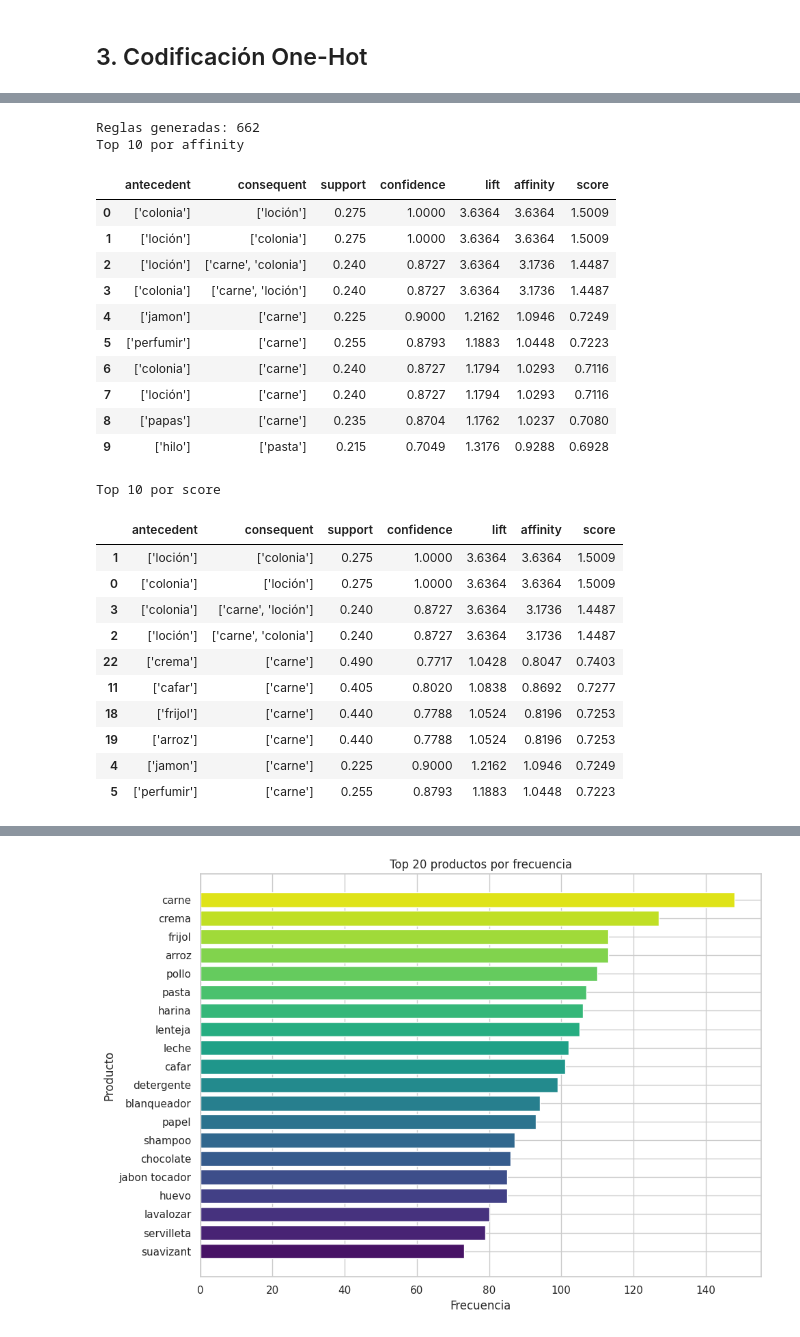
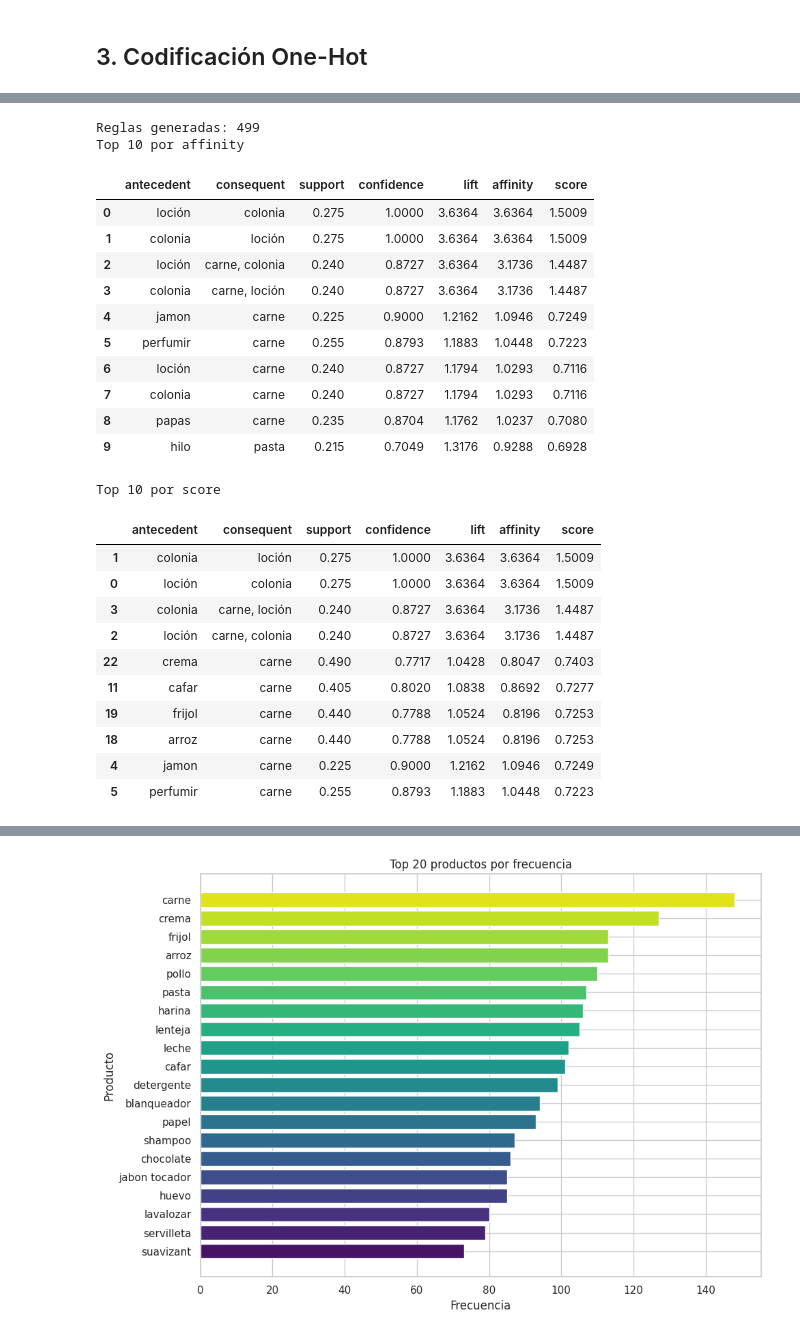
Before and after one commit to 5arSanti/data-mining-eclat, a Jupyter notebook: eclat_habitos_compra.ipynb, the cells around one changed output, grey strips where cells are left out. Drawn from its saved outputs; the diff is of its cells as text; code cells hidden in the pictures.

```diff
--- a/eclat_habitos_compra.ipynb
+++ b/eclat_habitos_compra.ipynb
@@ -281,7 +328,7 @@ def run_eclat(
 ) -> tuple[pd.DataFrame, dict[frozenset[str], float], pd.DataFrame]:
     """Ejecuta ECLAT y retorna itemsets frecuentes, cache de soporte y dataframe de productos."""
     product_cols = [c for c in PRODUCT_COLUMNS if c in data.columns]
-    data_products = data[product_cols]
+    data_products = data[product_cols].fillna(0).astype(int)
     transactions = build_transactions(data_products)
 
     n = len(transactions)
@@ -305,15 +352,21 @@ def run_eclat(
                 if not tids:
                     break
 
+            if not tids:
+                continue
+
             support = len(tids) / n
             if support >= min_support:
                 key = frozenset(combo)
                 support_cache[key] = support
                 frequent_itemsets.append({"itemset": key, "support": round(support, 4)})
 
+    if not frequent_itemsets:
+        return pd.DataFrame(columns=["itemset", "support"]), support_cache, data_products
+
     freq_df = (
         pd.DataFrame(frequent_itemsets)
-        .sort_values("support", ascending=False)
+        .sort_values(["support", "itemset"], ascending=[False, True])
         .reset_index(drop=True)
     )
     return freq_df, support_cache, data_products
@@ -342,6 +402,8 @@ Itemsets frecuentes: 339
 def generate_rules(
     freq_itemsets_df: pd.DataFrame,
     support_map: dict[frozenset[str], float],
+    min_confidence: float = 0.0,
+    min_lift: float = 0.0,
 ) -> pd.DataFrame:
     """Genera reglas 1->N con soporte, confianza, lift, affinity y score."""
     rules: list[dict[str, object]] = []
@@ -360,10 +422,14 @@ def generate_rules(
             if sup_ant > 0 and sup_con > 0:
                 confidence = sup_itemset / sup_ant
                 lift = confidence / sup_con
+
+                if confidence < min_confidence or lift < min_lift:
+                    continue
+
                 rules.append(
                     {
-                        "antecedent": str(sorted(ant)),
-                        "consequent": str(sorted(con)),
+                        "antecedent": ", ".join(sorted(ant)),
+                        "consequent": ", ".join(sorted(con)),
                         "support": round(sup_itemset, 4),
                         "confidence": round(confidence, 4),
                         "lift": round(lift, 4),
@@ -376,55 +442,55 @@ def generate_rules(
 
     if not rules:
         return pd.DataFrame(
             columns=[
                 "antecedent",
                 "consequent",
                 "support",
                 "confidence",
                 "lift",
                 "affinity",
                 "score",
             ]
         )
 
     return (
         pd.DataFrame(rules)
-        .sort_values(by="affinity", ascending=False)
+        .sort_values(by=["affinity", "score"], ascending=[False, False])
         .reset_index(drop=True)
     )
 
 
-rules_df = generate_rules(freq_df, support_cache)
+rules_df = generate_rules(freq_df, support_cache, min_confidence=0.2, min_lift=1.0)
 print("Reglas generadas:", len(rules_df))
 print("Top 10 por affinity")
 display(rules_df.sort_values("affinity", ascending=False).head(10))
 print("Top 10 por score")
 display(rules_df.sort_values("score", ascending=False).head(10))
 # %% [output]
-Reglas generadas: 662
+Reglas generadas: 499
 Top 10 por affinity
 |  | antecedent | consequent | support | confidence | lift | affinity | score |
-| 0 | ['colonia'] | ['loción'] | 0.275 | 1.0000 | 3.6364 | 3.6364 | 1.5009 |
-| 1 | ['loción'] | ['colonia'] | 0.275 | 1.0000 | 3.6364 | 3.6364 | 1.5009 |
-| 2 | ['loción'] | ['carne', 'colonia'] | 0.240 | 0.8727 | 3.6364 | 3.1736 | 1.4487 |
-| 3 | ['colonia'] | ['carne', 'loción'] | 0.240 | 0.8727 | 3.6364 | 3.1736 | 1.4487 |
-| 4 | ['jamon'] | ['carne'] | 0.225 | 0.9000 | 1.2162 | 1.0946 | 0.7249 |
-| 5 | ['perfumir'] | ['carne'] | 0.255 | 0.8793 | 1.1883 | 1.0448 | 0.7223 |
-| 6 | ['colonia'] | ['carne'] | 0.240 | 0.8727 | 1.1794 | 1.0293 | 0.7116 |
-| 7 | ['loción'] | ['carne'] | 0.240 | 0.8727 | 1.1794 | 1.0293 | 0.7116 |
-| 8 | ['papas'] | ['carne'] | 0.235 | 0.8704 | 1.1762 | 1.0237 | 0.7080 |
-| 9 | ['hilo'] | ['pasta'] | 0.215 | 0.7049 | 1.3176 | 0.9288 | 0.6928 |
+| 0 | loción | colonia | 0.275 | 1.0000 | 3.6364 | 3.6364 | 1.5009 |
+| 1 | colonia | loción | 0.275 | 1.0000 | 3.6364 | 3.6364 | 1.5009 |
+| 2 | loción | carne, colonia | 0.240 | 0.8727 | 3.6364 | 3.1736 | 1.4487 |
+| 3 | colonia | carne, loción | 0.240 | 0.8727 | 3.6364 | 3.1736 | 1.4487 |
+| 4 | jamon | carne | 0.225 | 0.9000 | 1.2162 | 1.0946 | 0.7249 |
+| 5 | perfumir | carne | 0.255 | 0.8793 | 1.1883 | 1.0448 | 0.7223 |
+| 6 | loción | carne | 0.240 | 0.8727 | 1.1794 | 1.0293 | 0.7116 |
+| 7 | colonia | carne | 0.240 | 0.8727 | 1.1794 | 1.0293 | 0.7116 |
+| 8 | papas | carne | 0.235 | 0.8704 | 1.1762 | 1.0237 | 0.7080 |
+| 9 | hilo | pasta | 0.215 | 0.7049 | 1.3176 | 0.9288 | 0.6928 |
 Top 10 por score
 |  | antecedent | consequent | support | confidence | lift | affinity | score |
-| 1 | ['loción'] | ['colonia'] | 0.275 | 1.0000 | 3.6364 | 3.6364 | 1.5009 |
-| 0 | ['colonia'] | ['loción'] | 0.275 | 1.0000 | 3.6364 | 3.6364 | 1.5009 |
-| 3 | ['colonia'] | ['carne', 'loción'] | 0.240 | 0.8727 | 3.6364 | 3.1736 | 1.4487 |
-| 2 | ['loción'] | ['carne', 'colonia'] | 0.240 | 0.8727 | 3.6364 | 3.1736 | 1.4487 |
-| 22 | ['crema'] | ['carne'] | 0.490 | 0.7717 | 1.0428 | 0.8047 | 0.7403 |
-| 11 | ['cafar'] | ['carne'] | 0.405 | 0.8020 | 1.0838 | 0.8692 | 0.7277 |
-| 18 | ['frijol'] | ['carne'] | 0.440 | 0.7788 | 1.0524 | 0.8196 | 0.7253 |
-| 19 | ['arroz'] | ['carne'] | 0.440 | 0.7788 | 1.0524 | 0.8196 | 0.7253 |
-| 4 | ['jamon'] | ['carne'] | 0.225 | 0.9000 | 1.2162 | 1.0946 | 0.7249 |
-| 5 | ['perfumir'] | ['carne'] | 0.255 | 0.8793 | 1.1883 | 1.0448 | 0.7223 |
+| 1 | colonia | loción | 0.275 | 1.0000 | 3.6364 | 3.6364 | 1.5009 |
+| 0 | loción | colonia | 0.275 | 1.0000 | 3.6364 | 3.6364 | 1.5009 |
+| 3 | colonia | carne, loción | 0.240 | 0.8727 | 3.6364 | 3.1736 | 1.4487 |
+| 2 | loción | carne, colonia | 0.240 | 0.8727 | 3.6364 | 3.1736 | 1.4487 |
+| 22 | crema | carne | 0.490 | 0.7717 | 1.0428 | 0.8047 | 0.7403 |
+| 11 | cafar | carne | 0.405 | 0.8020 | 1.0838 | 0.8692 | 0.7277 |
+| 19 | frijol | carne | 0.440 | 0.7788 | 1.0524 | 0.8196 | 0.7253 |
+| 18 | arroz | carne | 0.440 | 0.7788 | 1.0524 | 0.8196 | 0.7253 |
+| 4 | jamon | carne | 0.225 | 0.9000 | 1.2162 | 1.0946 | 0.7249 |
+| 5 | perfumir | carne | 0.255 | 0.8793 | 1.1883 | 1.0448 | 0.7223 |
 # %% [markdown]
 ## 7. Visualizaciones
```
Also changed, not shown: parts of 18 cells of this notebook, 2 other files.
